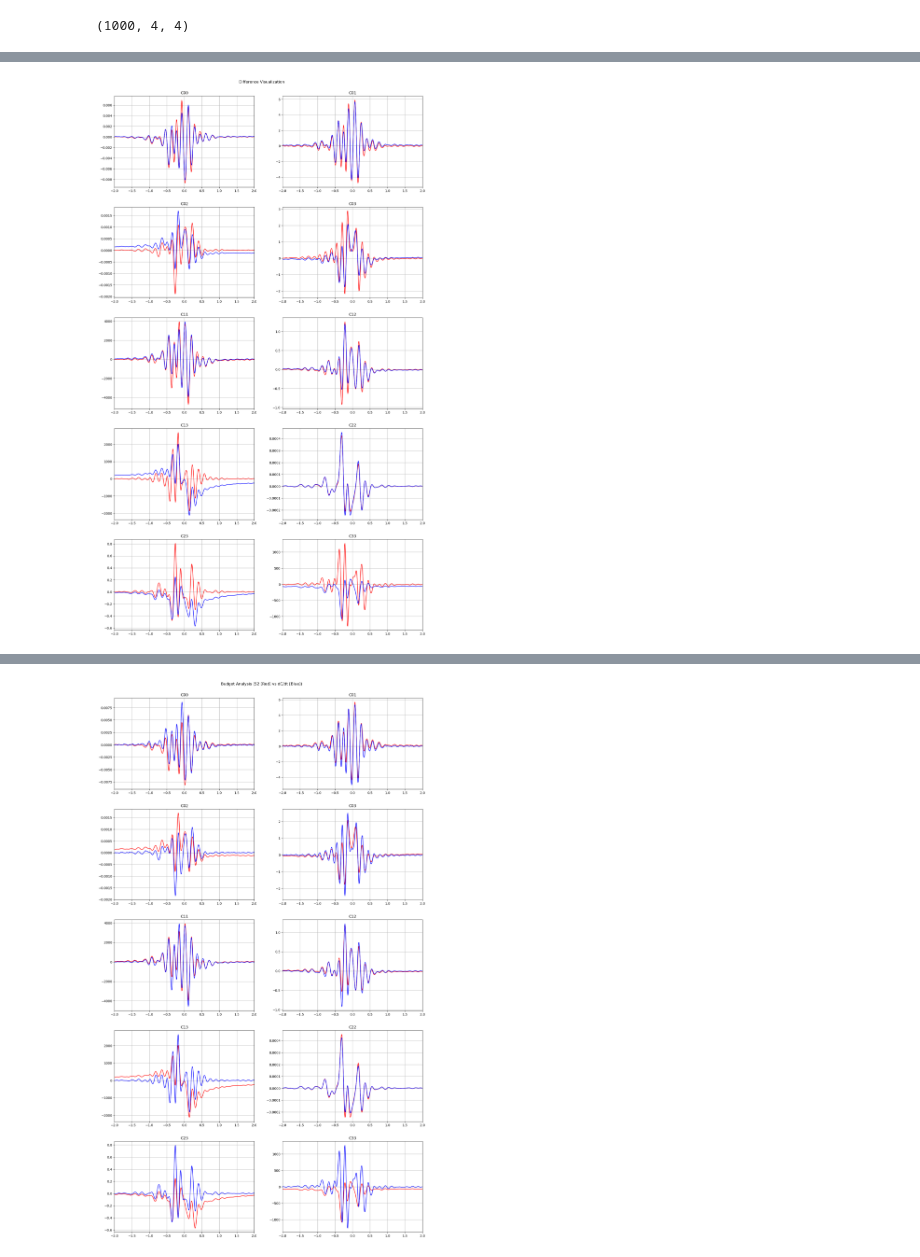
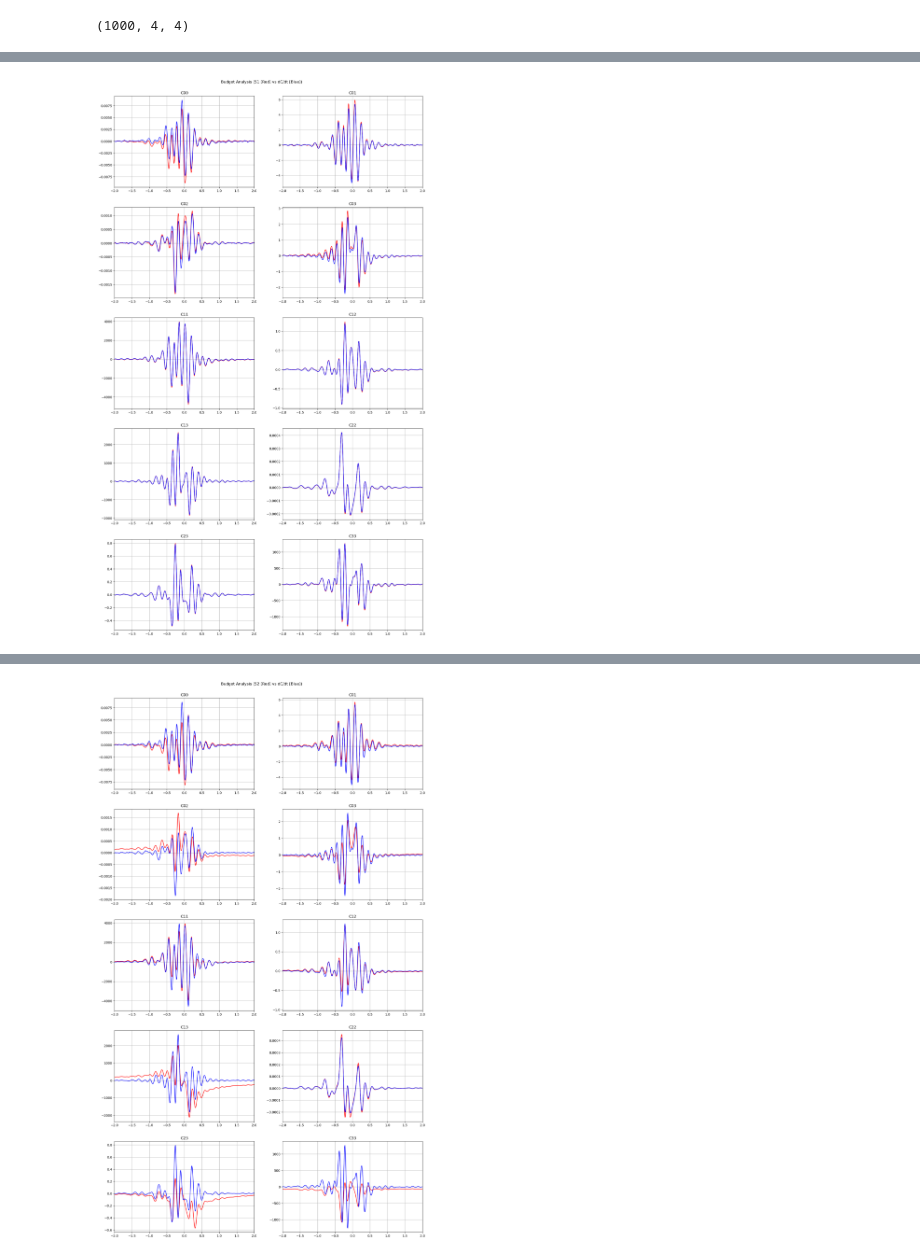
Before and after one commit to baasilsanu/Move, a Jupyter notebook: JupyterFiles/BudgetAnalysis.ipynb, the cells around one changed output, grey strips where cells are left out. Cells and saved outputs as stored; diff of their text form; code cells hidden in the pictures.

```diff
--- a/JupyterFiles/BudgetAnalysis.ipynb
+++ b/JupyterFiles/BudgetAnalysis.ipynb
@@ -682,101 +682,74 @@ x_limit = (-2, 2)
 fig, axs = plt.subplots(5, 2, figsize=(15, 25))
 
 
-axs[0, 0].plot(time_array, s1[:, 0, 0],'r')d
-dt 〈ψeψ+〉 = −2〈ψeψ+〉 + k
-k2
-e
-〈beψ+〉 − k
-k2
-+
-〈ψeb+〉
-− k
-2k2
-+
-(m2
-U − k2
-e )U〈ψ2
-e 〉 − k
-2k2
-e
-(k2
-+ − m2
-U )U〈ψ2
-+〉
+axs[0, 0].plot(time_array, s1[:, 0, 0],'r')
+axs[0, 0].plot(time_array, dC_dt[:, 0, 0],'b')
+axs[0, 0].set_title(f'C00')
+axs[0, 0].set_xlim(x_limit)
+axs[0, 0].grid()
+
+axs[0, 1].plot(time_array, s1[:, 0, 1],'r')
+axs[0, 1].plot(time_array, dC_dt[:, 0, 1],'b')
+axs[0, 1].set_title(f'C01')
 axs[0, 1].set_xlim(x_limit)
 axs[0, 1].grid()
 
-axs[1, 0].plot(time_array, s1[:, 0, 2],'r')d
-dt 〈ψeψ+〉 = −2〈ψeψ+〉 + k
-k2
-e
-〈beψ+〉 − k
-k2
-+
-〈ψeb+〉
-− k
-2k2
-+
-(m2
-U − k2
-e )U〈ψ2
-e 〉 − k
-2k2
-e
-(k2
-+ − m2
-U )U〈ψ2
-+〉
+axs[1, 0].plot(time_array, s1[:, 0, 2],'r')
+axs[1, 0].plot(time_array, dC_dt[:, 0, 2],'b')
+axs[1, 0].set_title(f'C02')
+axs[1, 0].set_xlim(x_limit)
+axs[1, 0].grid()
+
 axs[1, 1].plot(time_array, s1[:, 0, 3],'r')
-axs[1, 1].plot(time_array, s2[:, 0, 3],'b')
+axs[1, 1].plot(time_array, dC_dt[:, 0, 3],'b')
 axs[1, 1].set_title(f'C03')
 axs[1, 1].set_xlim(x_limit)
 axs[1, 1].grid()
 
 axs[2, 0].plot(time_array, s1[:, 1, 1],'r')
-axs[2, 0].plot(time_array, s2[:, 1, 1],'b')
+axs[2, 0].plot(time_array, dC_dt[:, 1, 1],'b')
 axs[2, 0].set_title(f'C11')
 axs[2, 0].set_xlim(x_limit)
 axs[2, 0].grid()
 
 axs[2, 1].plot(time_array, s1[:, 1, 2],'r')
-axs[2, 1].plot(time_array, s2[:, 1, 2],'b')
+axs[2, 1].plot(time_array, dC_dt[:, 1, 2],'b')
 axs[2, 1].set_title(f'C12')
 axs[2, 1].set_xlim(x_limit)
 axs[2, 1].grid()
 
 axs[3, 0].plot(time_array, s1[:, 1, 3],'r')
-axs[3, 0].plot(time_array, s2[:, 1, 3],'b')
+axs[3, 0].plot(time_array, dC_dt[:, 1, 3],'b')
 axs[3, 0].set_title(f'C13')
 axs[3, 0].set_xlim(x_limit)
 axs[3, 0].grid()
 
 axs[3, 1].plot(time_array, s1[:, 2, 2],'r')
-axs[3, 1].plot(time_array, s2[:, 2, 2],'b')
+axs[3, 1].plot(time_array, dC_dt[:, 2, 2],'b')
 axs[3, 1].set_title(f'C22')
 axs[3, 1].set_xlim(x_limit)
 axs[3, 1].grid()
 
 axs[4, 0].plot(time_array, s1[:, 2, 3],'r')
-axs[4, 0].plot(time_array, s2[:, 2, 3],'b')
+axs[4, 0].plot(time_array, dC_dt[:, 2, 3],'b')
 axs[4, 0].set_title(f'C23')
 axs[4, 0].set_xlim(x_limit)
 axs[4, 0].grid()
 
 axs[4, 1].plot(time_array, s1[:, 3, 3],'r')
-axs[4, 1].plot(time_array, s2[:, 3, 3],'b')
+axs[4, 1].plot(time_array, dC_dt[:, 3, 3],'b')
 axs[4, 1].set_title(f'C33')
 axs[4, 1].set_xlim(x_limit)
 axs[4, 1].grid()
 
 
-plt.suptitle(f"Difference Visualization")
+plt.suptitle(f"Budget Analysis (S1 [Red] vs dC/dt [Blue])")
 
 
 
 #plt.subplots_adjust(wspace=.4)
 #plt.subplots_adjust(hspace=.4)
 plt.tight_layout(pad = 3)
 plt.show()
 # %% [output]
-[figure, old version]
+[figure, new version]
```
Also changed, not shown: parts of 27 cells of this notebook, 8 other files.
